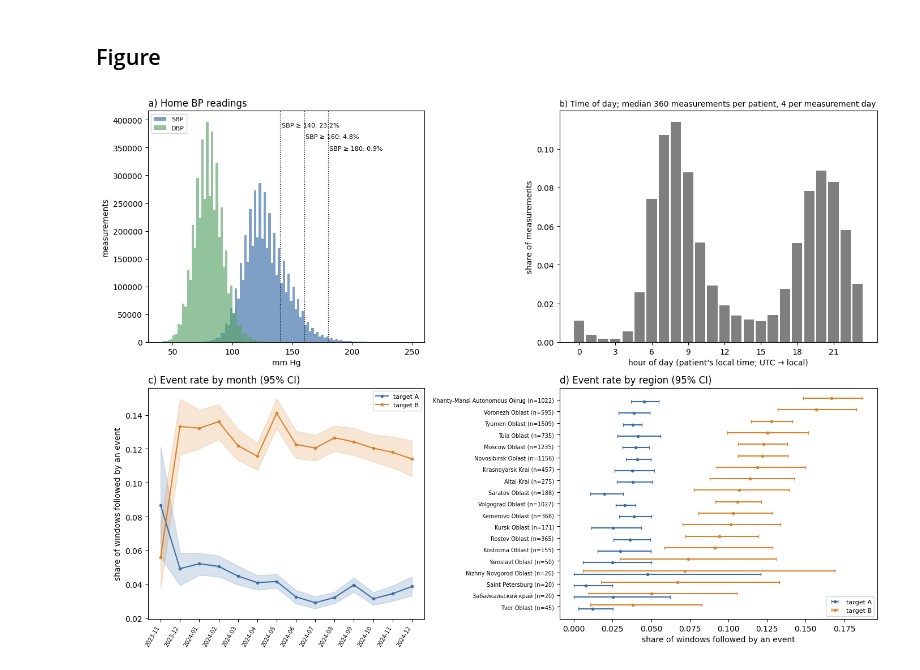
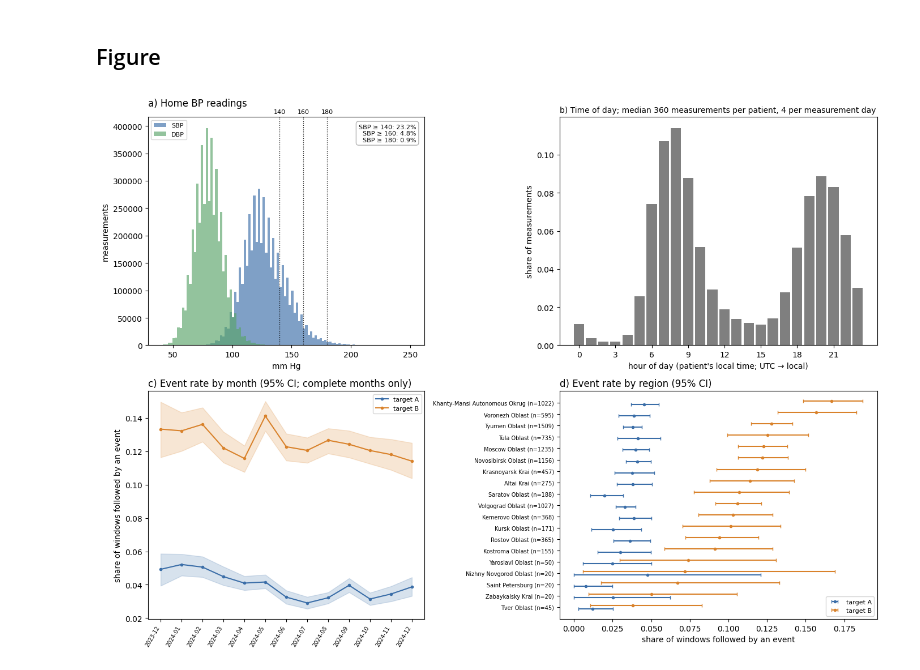
Before and after one commit to kseniakuzina/ClusterBP, a Jupyter notebook: clusterbp_v2_eda.ipynb, the cells around one changed output. Saved outputs shown, nothing was run; the diff lists cells and outputs as text; code cells hidden in the pictures.

Commit message:
Run EDA with complete months and region names in English

```diff
--- a/clusterbp_v2_eda.ipynb
+++ b/clusterbp_v2_eda.ipynb
@@ -206,6 +207,17 @@ figure but kept in the table.
 regions = load_regions()
 win['month'] = pd.to_datetime(win['cut'] * 86400, unit='s').dt.to_period('M').astype(str)
 win['region'] = regions.reindex(win['pid'].values).fillna('not specified').values
+cut_days = pd.to_datetime(win['cut'] * 86400, unit='s').dt.normalize()
+first_cut, last_cut = cut_days.min(), cut_days.max()
+
+
+def complete_month(m):
+    p = pd.Period(m, 'M')
+    return bool(p.start_time.normalize() >= first_cut and p.end_time.normalize() <= last_cut)
+
+
+print(f'Cutoffs from {first_cut:%Y-%m-%d} to {last_cut:%Y-%m-%d}; incomplete months:',
+      [m for m in sorted(win['month'].unique()) if not complete_month(m)])
 by_rows = []
 for t in EDA_TARGETS:
     y = win[f'y_{t}'].values
@@ -214,9 +226,12 @@ for t in EDA_TARGETS:
     for by in ['month', 'region']:
         for lev, idx in win.groupby(by).indices.items():
             est, lo, hi = boot_ratio(y[idx], np.ones(len(idx)), win['pid'].values[idx])
+            full = complete_month(lev) if by == 'month' else True
             by_rows.append({'target': t, 'by': by, 'group': lev, 'rate': est, 'lo': lo, 'hi': hi,
-                            'windows': len(idx), 'patients': len(np.unique(win['pid'].values[idx]))})
-            add(f'event rate by {by}', f'share of windows followed by a type-{t} event', est, group=lev, lo=lo, hi=hi, n=len(idx))
+                            'windows': len(idx), 'patients': len(np.unique(win['pid'].values[idx])),
+                            'complete month': full if by == 'month' else np.nan})
+            add(f'event rate by {by}', f'share of windows followed by a type-{t} event'
+                + ('' if full else ' (incomplete month)'), est, group=lev, lo=lo, hi=hi, n=len(idx))
 by_df = pd.DataFrame(by_rows)
 by_df[by_df['by'] == 'month']
 # %% [output]
@@ -302,16 +318,18 @@ COL = {'A': '#3b6ea8', 'B': '#d9822b'}
 fig, ax = plt.subplots(2, 2, figsize=(14, 10), gridspec_kw={'width_ratios': [1, 1.15]})
 
 a = ax[0, 0]
-bins = np.arange(40, 252, 2)
+bins = np.arange(39.5, 252.5, 2)       # BP is recorded in whole mm Hg: bin edges between integers, 2 mm Hg per bin
 a.hist(meas['sbp'], bins=bins, alpha=0.65, color='#3b6ea8', label='SBP')
 a.hist(meas['dbp'], bins=bins, alpha=0.65, color='#5aa469', label='DBP')
 for thr in [140, 160, 180]:
-    share = (meas['sbp'] >= thr).mean()
     a.axvline(thr, color='k', ls=':', lw=0.9)
-    a.text(thr + 1, a.get_ylim()[1] * (0.93 - (thr - 140) / 400), f'SBP ≥ {thr}: {share:.1%}', fontsize=8)
+    a.text(thr, 1.01, str(thr), transform=a.get_xaxis_transform(), ha='center', va='bottom', fontsize=8)
+shares = '\n'.join(f'SBP ≥ {thr}: {(meas["sbp"] >= thr).mean():.1%}' for thr in [140, 160, 180])
+a.text(0.97, 0.97, shares, transform=a.transAxes, ha='right', va='top', fontsize=8,
+       bbox=dict(boxstyle='round,pad=0.4', fc='white', ec='0.7'))
 a.set_xlabel('mm Hg')
 a.set_ylabel('measurements')
-a.set_title('a) Home BP readings', loc='left')
+a.set_title('a) Home BP readings', loc='left', pad=14)
 a.legend(fontsize=8, loc='upper left')
 
 a = ax[0, 1]
@@ -324,33 +342,33 @@ a.set_title(f'b) Time of day; median {per_pat.median():.0f} measurements per pat
 
 a = ax[1, 0]
 for t in EDA_TARGETS:
-    d = by_df[(by_df.target == t) & (by_df.by == 'month') & (by_df.windows >= 100)].sort_values('group')
+    d = by_df[(by_df.target == t) & (by_df.by == 'month') & (by_df['complete month'] == True)].sort_values('group')
     x = np.arange(len(d))
     a.plot(x, d['rate'], marker='o', ms=3, color=COL[t], label=f'target {t}')
     a.fill_between(x, d['lo'], d['hi'], color=COL[t], alpha=0.2)
     a.set_xticks(x)
     a.set_xticklabels(d['group'], rotation=60, ha='right', fontsize=7)
 a.set_ylabel('share of windows followed by an event')
-a.set_title('c) Event rate by month (95% CI)', loc='left')
+a.set_title('c) Event rate by month (95% CI; complete months only)', loc='left')
 a.legend(fontsize=8)
 
 a = ax[1, 1]
 reg = by_df[(by_df.by == 'region')]
 order = reg[reg.target == 'B'].sort_values('rate')['group'].tolist()
 yy = np.arange(len(order))
 for i, t in enumerate(EDA_TARGETS):
     d = reg[reg.target == t].set_index('group').reindex(order)
     a.errorbar(d['rate'], yy + (i - 0.5) * 0.3, xerr=[d['rate'] - d['lo'], d['hi'] - d['rate']], fmt='o', ms=3,
                color=COL[t], capsize=2, label=f'target {t}')
 n_pat = reg[reg.target == 'B'].set_index('group')['patients']
 a.set_yticks(yy)
 a.set_yticklabels([f'{r} (n={n_pat[r]})' for r in order], fontsize=7)
 a.set_xlabel('share of windows followed by an event')
 a.set_title('d) Event rate by region (95% CI)', loc='left')
 a.legend(fontsize=8, loc='lower right')
 
 plt.tight_layout()
 plt.savefig(os.path.join(OUT, 'eda.png'), dpi=200, bbox_inches='tight')
 plt.show()
 # %% [output]
-[figure, old version]
+[figure, new version]
```
Also changed, not shown: parts of 3 cells of this notebook, 3 other files.
